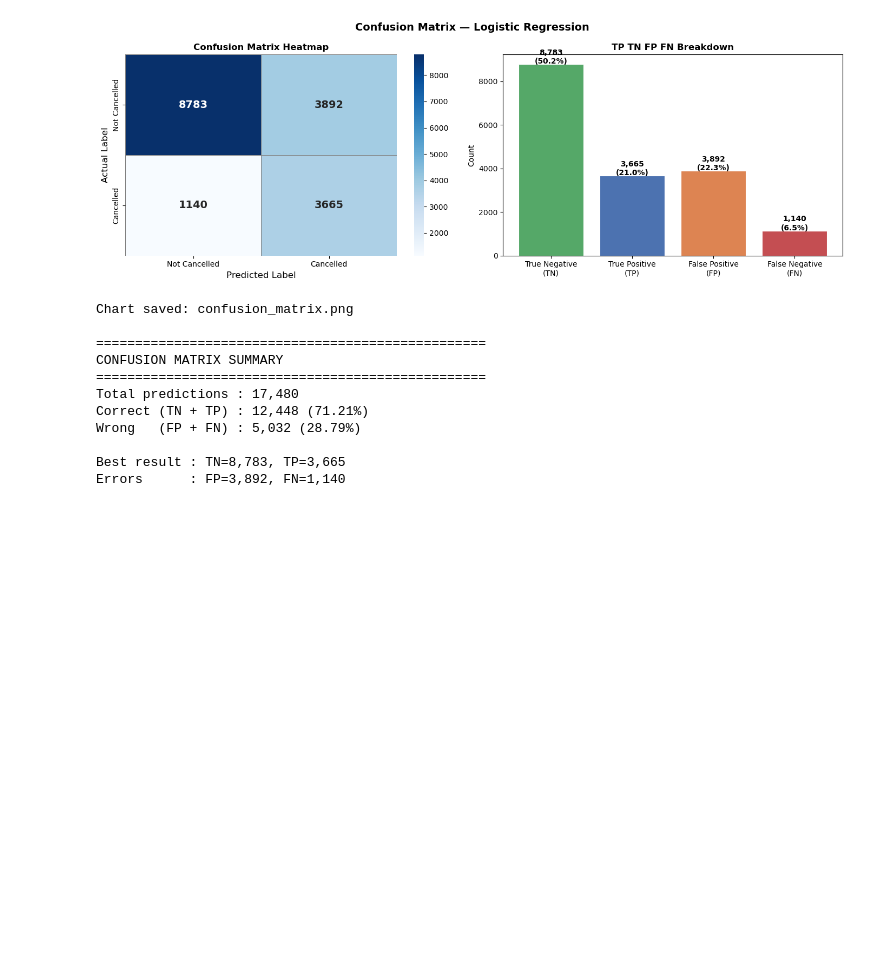
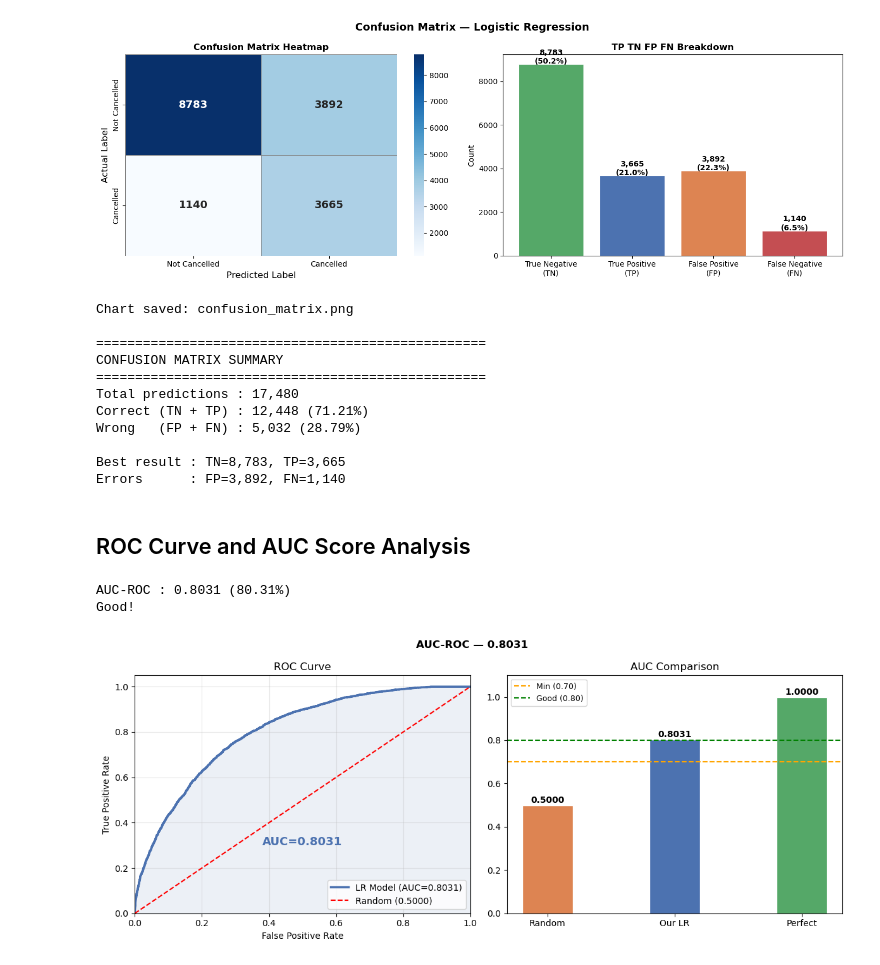
Before and after one commit to KaveeshaHeshan/hotel-booking-cancellation-prediction, a Jupyter notebook: Untitled1.ipynb, the cells around one changed output. Cells and saved outputs as stored; diff of their text form; code cells hidden in the pictures; blank space fills up the shorter version.

```diff
--- a/Untitled1.ipynb
+++ b/Untitled1.ipynb
@@ -1581,3 +1581,56 @@ Wrong   (FP + FN) : 5,032 (28.79%)
 
 Best result : TN=8,783, TP=3,665
 Errors      : FP=3,892, FN=1,140
+# %% [markdown]
+## ROC Curve and AUC Score Analysis
+# %%
+from sklearn.metrics import roc_auc_score, roc_curve
+
+y_proba_1d  = log_reg.predict_proba(X_test_fe)[:,1]
+auc         = roc_auc_score(y_test, y_proba_1d)
+fpr, tpr, _ = roc_curve(y_test, y_proba_1d)
+
+print(f"AUC-ROC : {auc:.4f} ({auc*100:.2f}%)")
+print("Good!" if auc >= 0.80 else
+      "Acceptable!" if auc >= 0.70 else
+      "Needs improvement!")
+
+fig, axes = plt.subplots(1, 2, figsize=(12, 5))
+fig.suptitle(f'AUC-ROC — {auc:.4f}', fontweight='bold')
+
+axes[0].plot(fpr, tpr, color='#4C72B0',
+             linewidth=2.5,
+             label=f'LR Model (AUC={auc:.4f})')
+axes[0].plot([0,1],[0,1],'r--',label='Random (0.5000)')
+axes[0].fill_between(fpr,tpr,alpha=0.1,color='#4C72B0')
+axes[0].set(xlabel='False Positive Rate',
+            ylabel='True Positive Rate',
+            title='ROC Curve',xlim=[0,1],ylim=[0,1.05])
+axes[0].legend(loc='lower right')
+axes[0].grid(alpha=0.3)
+axes[0].annotate(f'AUC={auc:.4f}',xy=(0.5,0.3),
+                 fontsize=13,fontweight='bold',
+                 color='#4C72B0',ha='center')
+
+bars = axes[1].bar(['Random','Our LR','Perfect'],
+                   [0.5,auc,1.0],
+                   color=['#DD8452','#4C72B0','#55A868'],
+                   edgecolor='white',width=0.4)
+axes[1].axhline(0.70,color='orange',linestyle='--',
+                label='Min (0.70)')
+axes[1].axhline(0.80,color='green',linestyle='--',
+                label='Good (0.80)')
+axes[1].set(ylim=[0,1.1],title='AUC Comparison')
+axes[1].legend(fontsize=9)
+[axes[1].text(b.get_x()+b.get_width()/2,
+              b.get_height()+0.01,f'{v:.4f}',
+              ha='center',fontweight='bold')
+ for b,v in zip(bars,[0.5,auc,1.0])]
+
+plt.tight_layout()
+plt.savefig('auc_roc_score.png',dpi=150)
+plt.show()
+# %% [output]
+AUC-ROC : 0.8031 (80.31%)
+Good!
+[figure, added]
```
Also changed, not shown: 1 other file.
